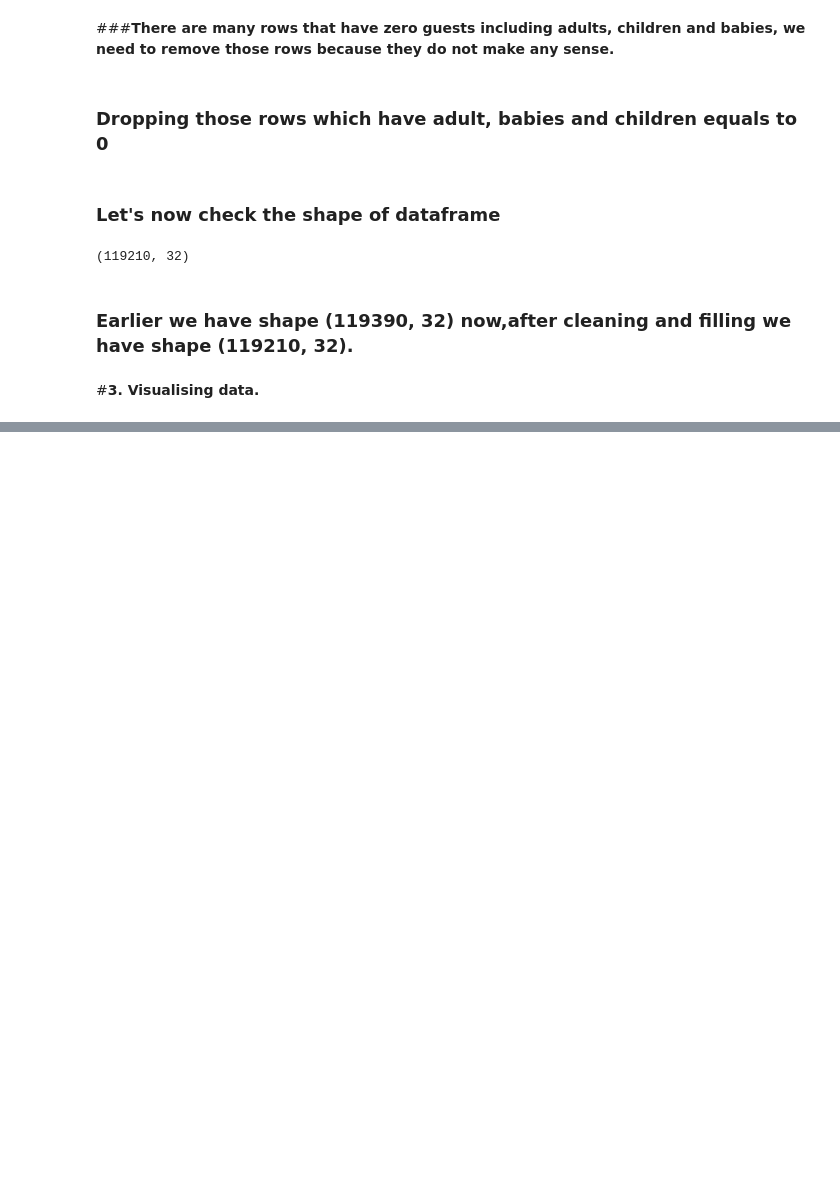
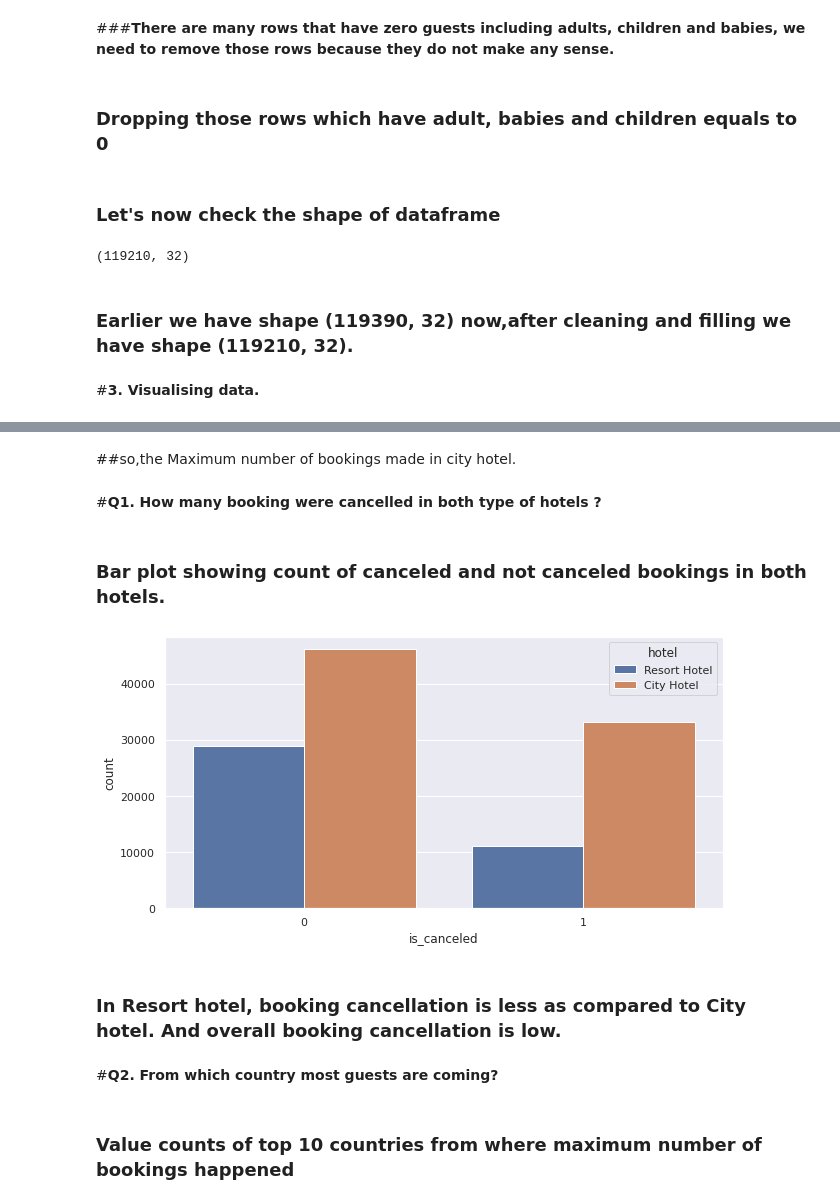
Before and after one commit to Asohail115/Hotel-Booking-Analysis, a Jupyter notebook: Hotel_Booking_Analysis_EDA_Capstone_Project.ipynb, the cells around one changed output, grey strips where cells are left out. Drawn from its saved outputs; the diff is of its cells as text; code cells hidden in the pictures; blank space fills up the shorter version.

```diff
--- a/Hotel_Booking_Analysis_EDA_Capstone_Project.ipynb
+++ b/Hotel_Booking_Analysis_EDA_Capstone_Project.ipynb
@@ -362,0 +403,18 @@ df_hotel.shape
+# %% [markdown]
+##so,the Maximum number of bookings made in city hotel.
+# %% [markdown]
+#**Q1. How many booking were cancelled in both type of hotels ?**
+# %% [markdown]
+### Bar plot showing count of canceled and not canceled bookings in both hotels.
+# %%
+plt.figure(figsize=(10,5))
+sns.set_theme(style='darkgrid', palette='deep')
+ax = sns.countplot(x="is_canceled", hue ='hotel',data=df_hotel)
+# %% [output]
+[figure, added]
+# %% [markdown]
+### In Resort hotel, booking cancellation is less as compared to City hotel. And overall booking cancellation is low.
+# %% [markdown]
+#**Q2. From which country most guests are coming?**
+# %% [markdown]
+### Value counts of top 10 countries from where maximum number of bookings happened
```
Also changed, not shown: parts of 73 cells of this notebook.
